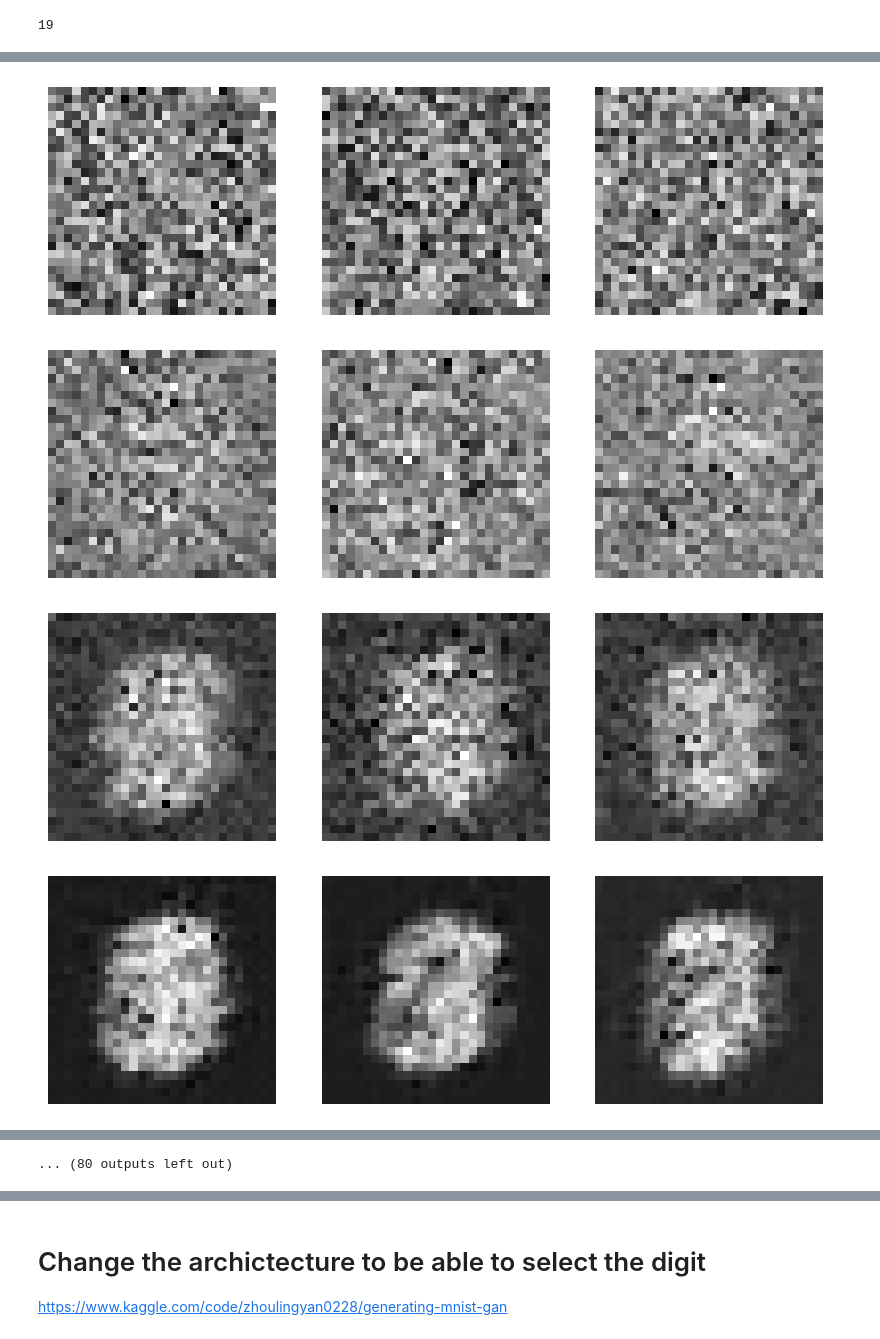
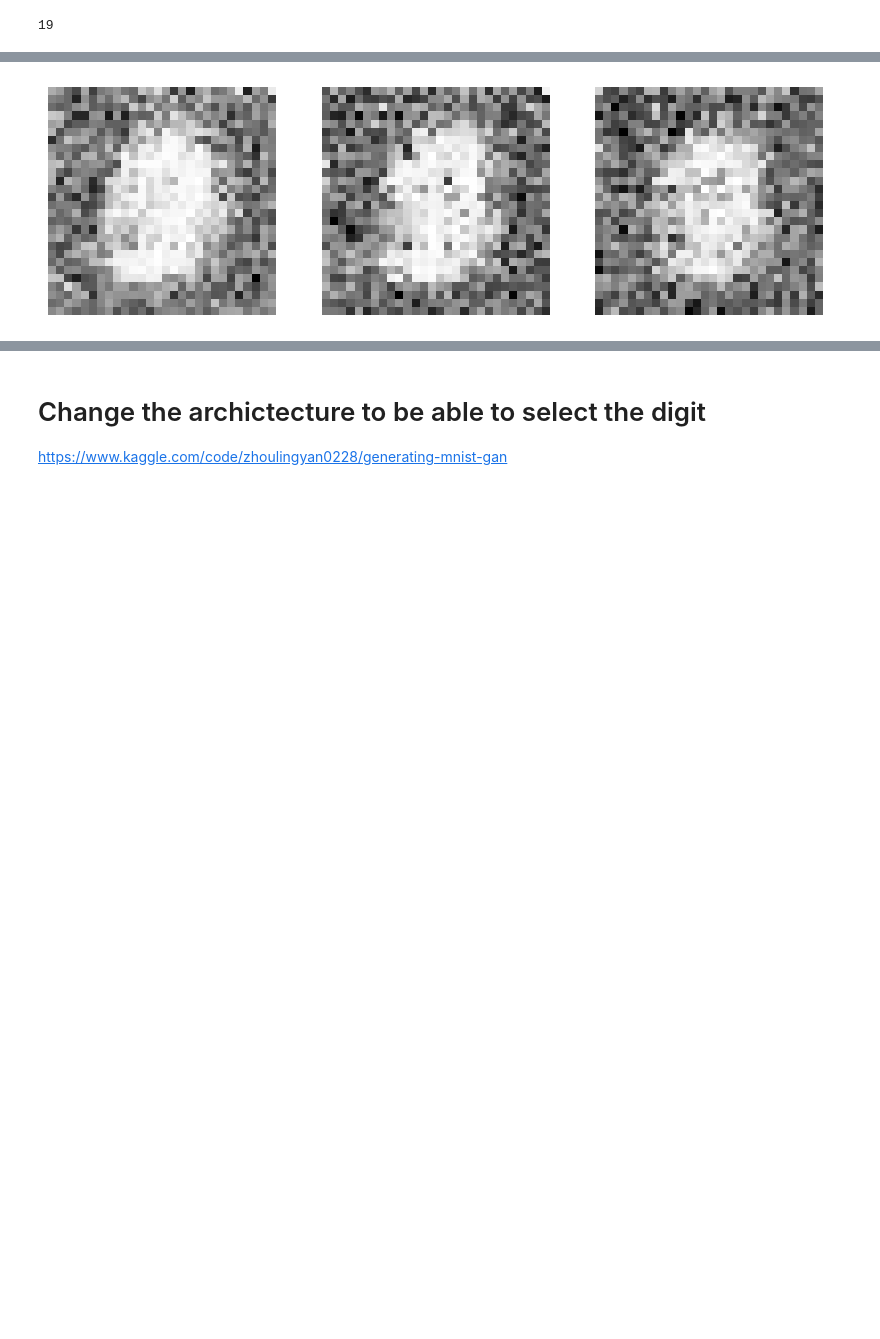
Before and after one commit to leandroohf/machine_learning_algorithms, a Jupyter notebook: dev/2023-02-10-lhof-study_GANS.ipynb, the cells around one changed output, grey strips where cells are left out. Drawn from its saved outputs; the diff is of its cells as text; code cells hidden in the pictures; blank space fills up the shorter version.

```diff
--- a/dev/2023-02-10-lhof-study_GANS.ipynb
+++ b/dev/2023-02-10-lhof-study_GANS.ipynb
@@ -227,14 +221,18 @@ To enable them in other operations, rebuild TensorFlow with the appropriate comp
 def generator_model(latent_dim = 100):
     model = tf.keras.Sequential([
         tf.keras.layers.Dense(128, input_shape=(latent_dim,)),
+        tf.keras.layers.BatchNormalization(momentum=0.8),
         tf.keras.layers.LeakyReLU(0.2),
-        tf.keras.layers.BatchNormalization(),
+        tf.keras.layers.Dense(256),
+        tf.keras.layers.BatchNormalization(momentum=0.8),
+        tf.keras.layers.LeakyReLU(0.2),
         tf.keras.layers.Dense(28 * 28 * 1, activation='tanh'),
         tf.keras.layers.Reshape((28, 28, 1))
     ])
 
     return model
-latent_dim = 100
+
+latent_dim = 28*28
 generator = generator_model(latent_dim)
 
 # Compiling the generator
@@ -376,10 +373,12 @@ def train_gan(gan, discriminator, generator, x_train, epochs=30, batch_size=64,
         history['generator']['loss'].append(g_loss[0])
         history['generator']['accuracy'].append(g_loss[1])
 
-        # Print the progress
-        print("Epoch:", epoch + 1,
-            f"Generator Loss: {g_loss[0]:.4f}", f"Generator Accuracy: {g_loss[1]:.1%}",
-            f"Discriminator Loss: {d_loss[0]:.4f}", f"Discriminator Accuracy: {d_loss[1]:.1%}")
+
+        if epoch % 25 == 0:
+            # Print the progress
+            print("Epoch:", epoch + 1,
+                f"Generator Loss: {g_loss[0]:.4f}", f"Generator Accuracy: {g_loss[1]:.1%}",
+                f"Discriminator Loss: {d_loss[0]:.4f}", f"Discriminator Accuracy: {d_loss[1]:.1%}")
 
     return history
 # %%
@@ -395,5 +394,6 @@ x_train.shape[0]//batch_size
 # Training the GAN
 #train_gan(generator, discriminator, x_train)
 
-history = train_gan(gans, discriminator, generator, x_train, epochs=450, batch_size=batch_size, latent_dim=latent_dim)
+# Tooke 12m for 25 epochs. (I need to run in cloud)
+history = train_gan(gans, discriminator, generator, x_train, epochs=25, batch_size=batch_size, latent_dim=latent_dim)
 # %% [output]
@@ -434,4 +403 @@ Wall time: 1h 37min 6s
-[figure, old version]
+[figure, new version]
-[figure, removed]
-[figure, removed]
-[figure, removed]
@@ -444,4 +404,3 @@ Wall time: 1h 37min 6s
-... (80 outputs left out)
 # %%
 plt.plot(history['discriminator']['loss'], 'r')
 plt.plot(history['generator']['loss'], 'b')
```
Also changed, not shown: parts of 21 cells of this notebook.
